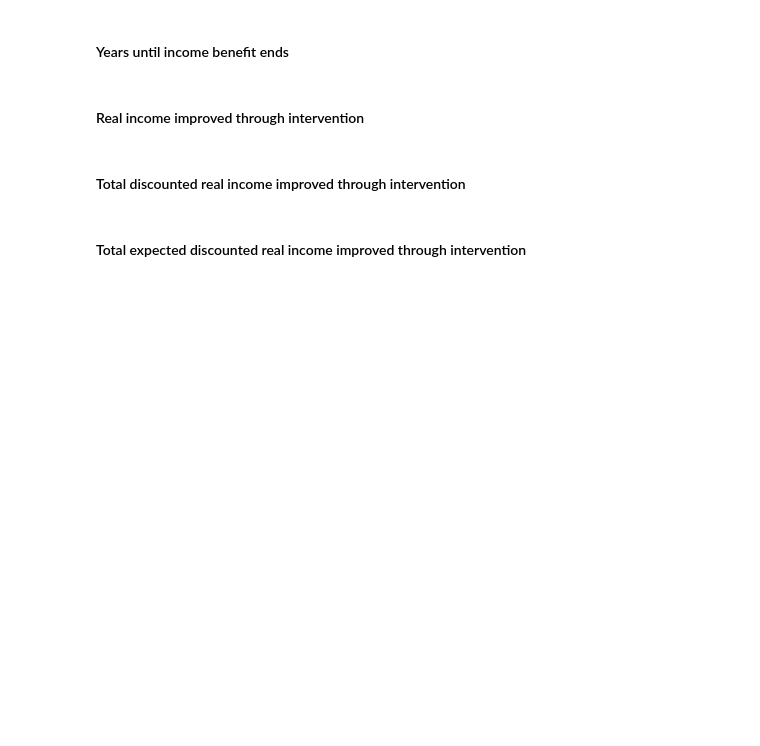
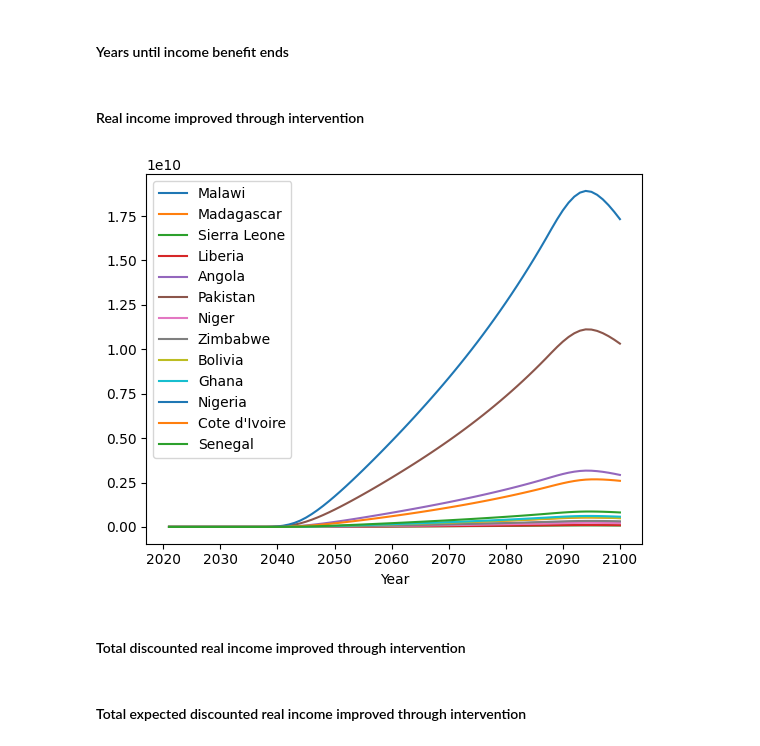
Before and after one commit to ordinaryevidence/leep-cea-2024, a Jupyter notebook: main.ipynb, the cells around one changed output. Drawn from its saved outputs; the diff is of its cells as text; code cells hidden in the pictures; blank space fills up the shorter version.

```diff
--- a/main.ipynb
+++ b/main.ipynb
@@ -113,7 +112,7 @@ We estimate that in LMICs, child blood lead levels increase on average by 1.7 ug
 Our estimate comes from reviewing the literature, and is primarily based on the results of [Lanphear et al. (1998)](https://www.sciencedirect.com/science/article/pii/S0013935197938019?via%3Dihub), [Clark et al. (2011)](https://www.researchgate.net/publication/49706881_Effects_of_HUD-supported_lead_hazard_control_interventions_in_housing_on_children's_blood_lead), [Dixon et al. (2005)](https://www.sciencedirect.com/science/article/abs/pii/S0013935105000216), and [Dixon et al. (2009)](https://ehp.niehs.nih.gov/doi/full/10.1289/ehp.11918). We note that none of the existing studies that we were able to find specifically isolate the primary, causal effect on childrens' blood lead levels of growing up in a home with lead paint (e.g. by failing to control for other environmental sources of lead exposure, or only looking at the secondary effect of abatement interventions), and so we are highly uncertain in our final estimate. Our choice of 1.7 ug/dL is likely to be an underestimate, which we have chosen in order to be conservative, especially because our final cost-effectiveness estimate is highly sensitive to this input. More detail on the methodology used to calculate this figure can be found in our [BLL one-pager](https://docs.google.com/document/d/1fwwxFqoSc85qlqteRAm2gQa6JXaKAZisFjjBPmQSlKM/edit).
 # %%
 increase_in_bll_from_living_in_a_home_with_lead_paint = pd.Series(
-    sq.norm(0.7, 3.0) @ N)
+    sq.norm(0.7, 3.0, lclip=0) @ N)
 # %% [markdown]
 ### Implied % of childhood BLL caused by lead paint initially
 # %%
@@ -368,7 +378,7 @@ total_expected_number_of_homes_with_averted_lead_paint = \
 
 We assume that a 1 ug/dL increase in blood lead level is associated with a 0.5 point decrease in IQ. This is based on research from [Lanphear et al. (2005)](https://ehp.niehs.nih.gov/doi/10.1289/EHP5685), who find that for an individual with a BLL between 2.4 and 10 ug/dL, each 1 μg/dL increase in BLL is associated with an IQ loss of 0.51 points (95% CI: 0.32-0.70). This paper uses a spline/piecewise model to produce unique estimates of this relationship at different blood lead level ranges. The estimate we use in our model is a simplification of this approach in that we assume a constant value and therefore do not account for changes in the relationship between IQ loss and blood lead level across different blood lead levels. The average childhood blood lead levels in our focus countries fall within the 2.4 to 10 μg/dL range, hence our choice of this estimate.
 # %%
-iq_loss_per_bll_increase = pd.Series(sq.norm(0.32, 0.7) @ N)
+iq_loss_per_bll_increase = pd.Series(sq.norm(0.32, 0.7, lclip=0) @ N)
 # %% [markdown]
 #### % earnings loss per point of IQ loss
 
@@ -378,6 +388,7 @@ The literature shows varying estimates because cognitive ability affects earning
 
 It would be ideal to have multiple estimates for the effect of earnings on IQ in low-income countries, as the model relies heavily on this single study. To account for uncertainty, we have discounted the estimate used in the Attina and Trasande study by 50%. Thus we assume a single point of IQ loss is associated with a 1% decrease in earnings. This is slightly higher than the GiveWell estimate, but aims to also take into account the estimates from other sources mentioned above.
 # %%
-pct_earnings_loss_per_point_of_iq_loss = pd.Series(sq.norm(0.007, 0.024) @ N)
+# TODO(drw): This can't be negative! Check for other normal distribution issues?
+pct_earnings_loss_per_point_of_iq_loss = pd.Series(sq.norm(0.007, 0.024, lclip=0) @ N)
 # %% [markdown]
 #### Earnings impact % from living in a home with lead paint
@@ -442,6 +454,10 @@ for year in YEARS[years_until_income_benefit_starts:]:
         .mul(earnings_impact_pct_from_living_in_a_home_with_lead_paint, axis=0) \
         .mul(real_gdp_per_capita_ppp.loc[year], axis=1) \
         .values
+# %%
+_ = real_income_improved_through_intervention.groupby("Year").mean().plot()
+# %% [output]
+[figure, added]
 # %% [markdown]
 #### Total discounted real income improved through intervention
 # %%
```
Also changed, not shown: parts of 16 cells of this notebook.
